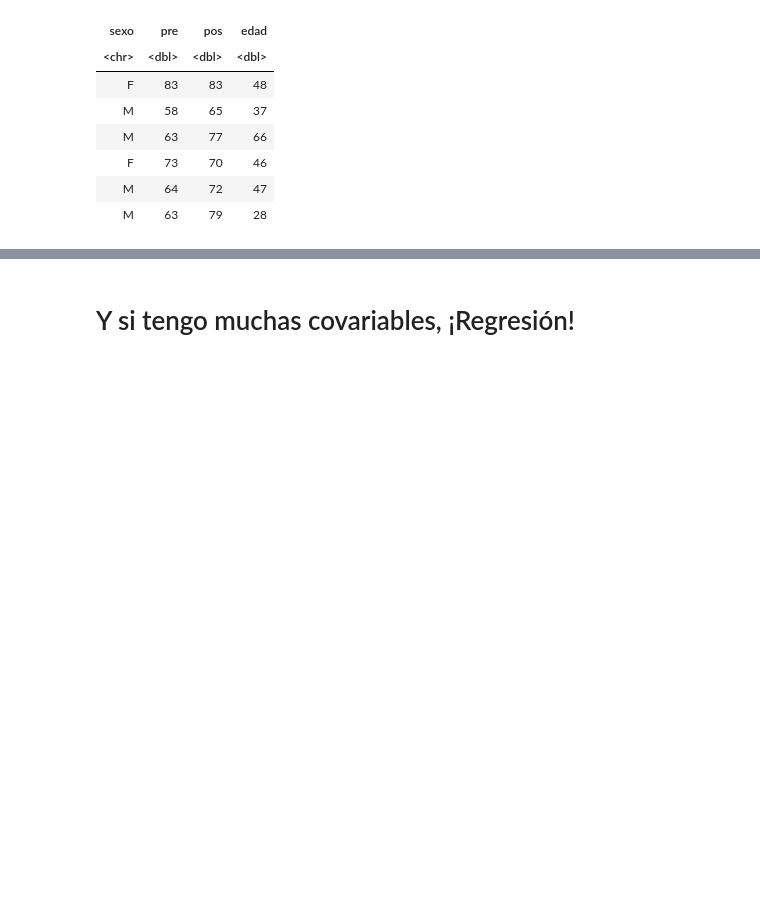
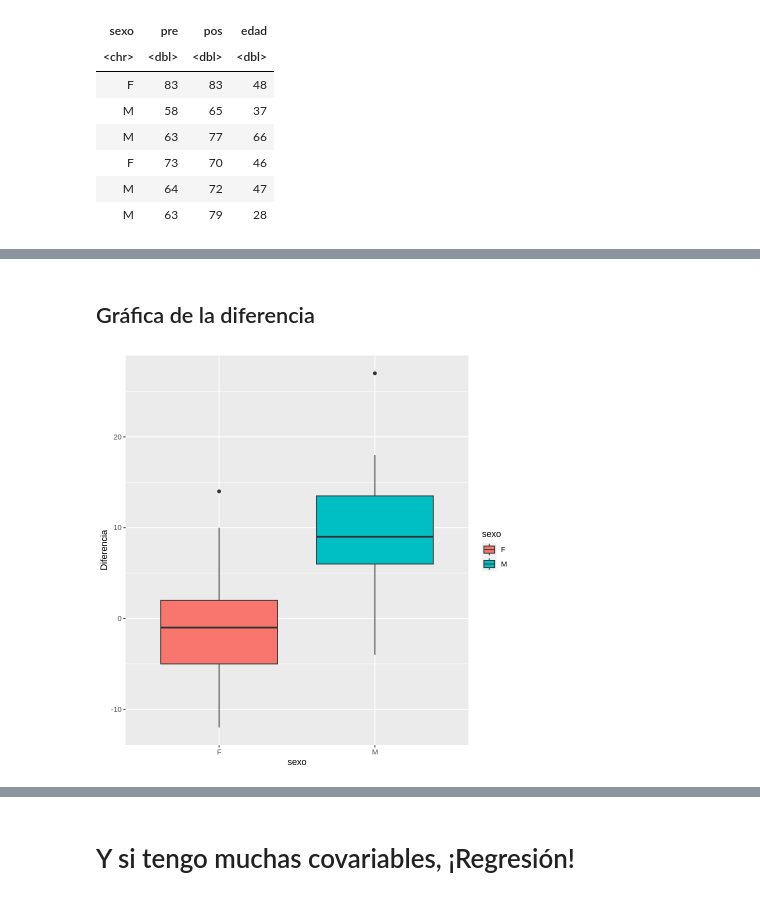
Before and after one commit to Cruzalirio/Unal-Enfermeria-, a Jupyter notebook: Cuadernos/Clase_8.ipynb, the cells around one changed output, grey strips where cells are left out. Drawn from its saved outputs; the diff is of its cells as text; code cells hidden in the pictures; blank space fills up the shorter version.

```diff
--- a/Cuadernos/Clase_8.ipynb
+++ b/Cuadernos/Clase_8.ipynb
@@ -479,0 +586,5 @@ A tibble: 6 × 4
+# %%
+Escala = Escala %>% mutate(sexo1 = ifelse(sexo=="F", "Mujer", "Hombre"))
+modelo = lm(Diferencia ~ factor(sexo1) + edad, data=Escala)
+print(anova(modelo))
+modelo
@@ -479,0 +615,7 @@ A tibble: 6 × 4
+# %% [markdown]
+## Gráfica de la diferencia
+# %%
+ggplot(Escala, aes(x=sexo, y=Diferencia, fill=sexo))+
+  geom_boxplot()
+# %% [output]
+[figure, added]
```
Also changed, not shown: parts of 32 cells of this notebook.
